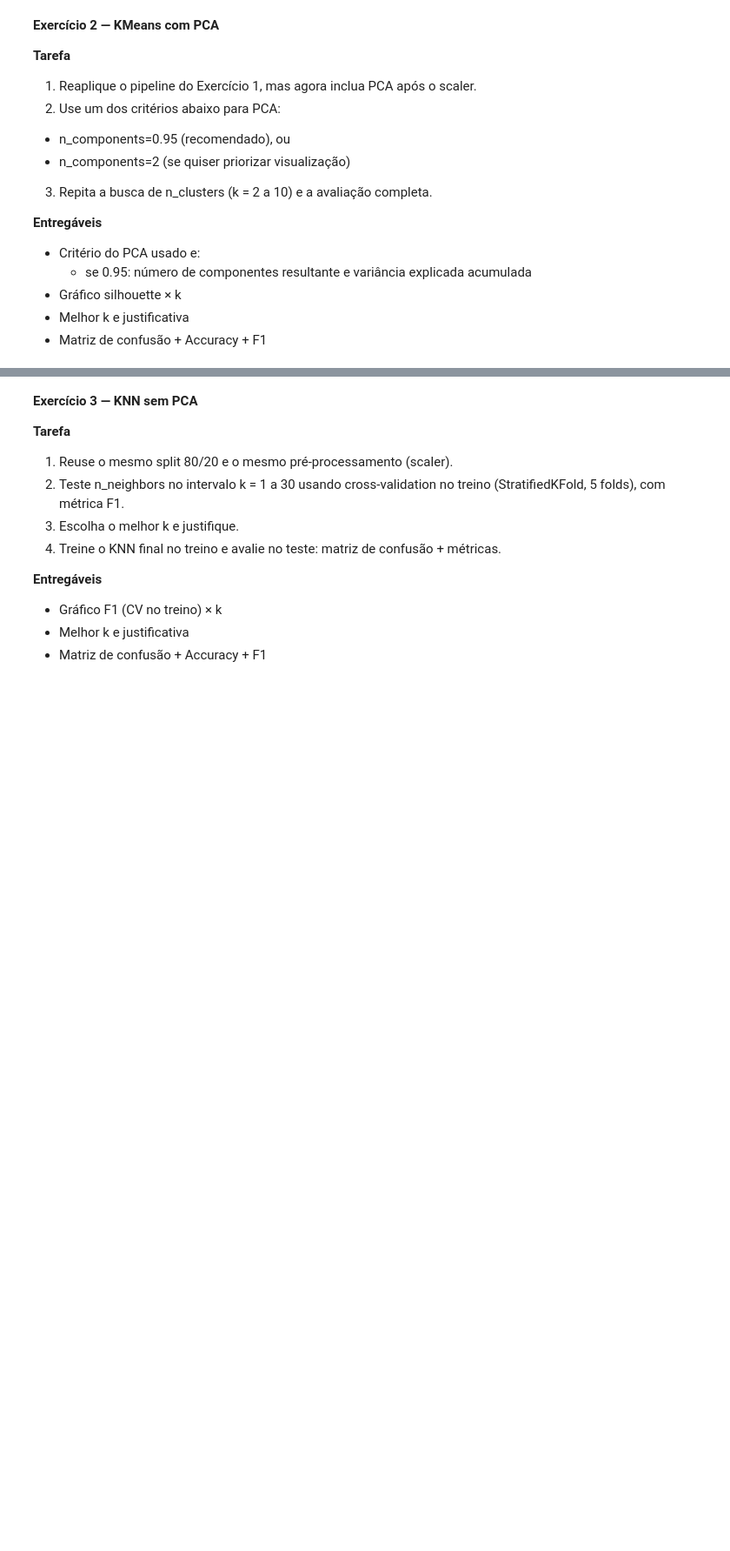
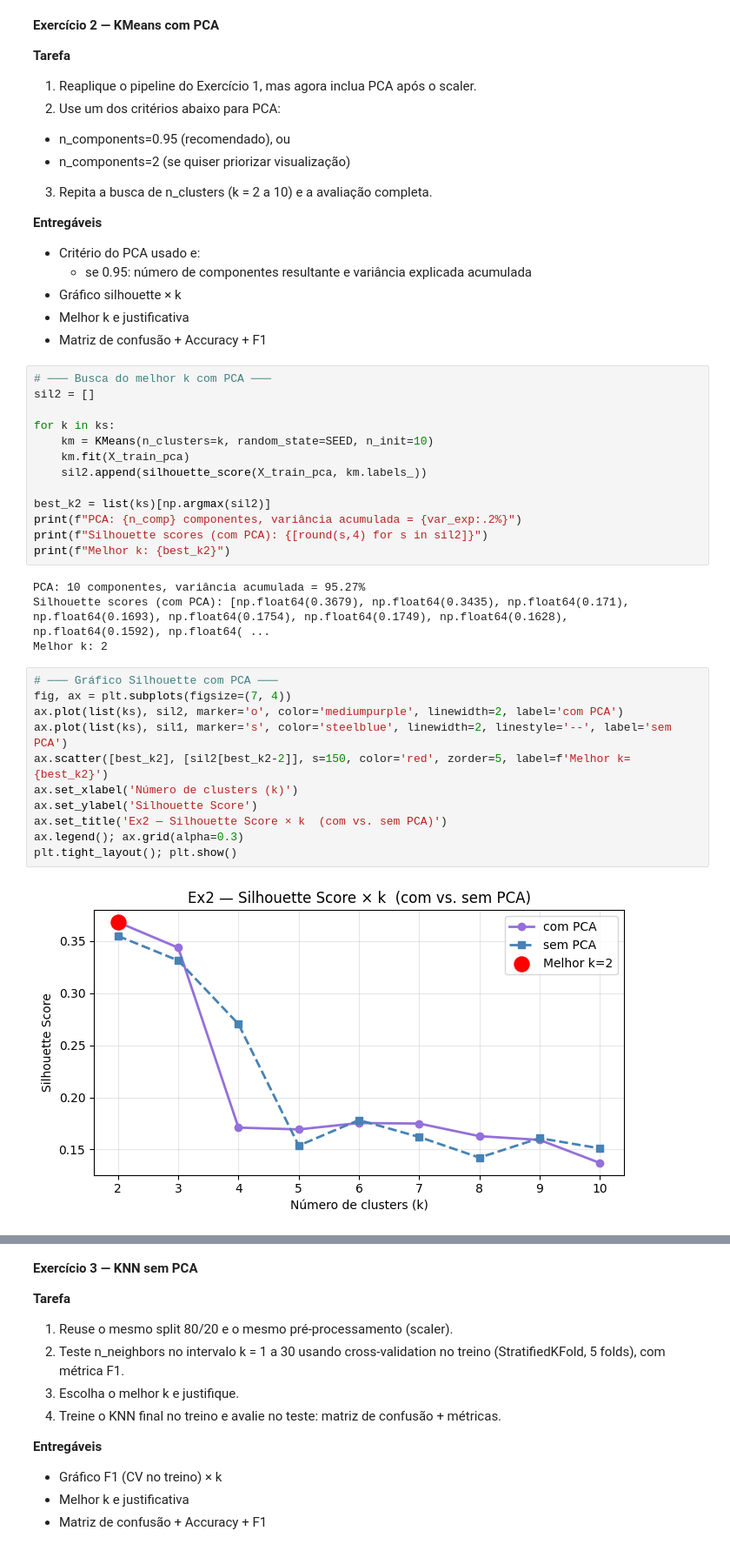
Before and after one commit to isabellamattar/FIAP-Data-Science, a Jupyter notebook: aula_09_kmeans_Exerc.ipynb, the cells around one changed output, grey strips where cells are left out. Shown at 87% size. Cells and saved outputs as stored; diff of their text form; blank space fills up the shorter version.

```diff
--- a/aula_09_kmeans_Exerc.ipynb
+++ b/aula_09_kmeans_Exerc.ipynb
@@ -81,3 +319,33 @@ Importante: o mapeamento cluster→classe deve ser definido apenas no treino. Fa
 - Gráfico silhouette × k
 - Melhor k e justificativa
 - Matriz de confusão + Accuracy + F1
+# %%
+# ─── Busca do melhor k com PCA ───
+sil2 = []
+
+for k in ks:
+    km = KMeans(n_clusters=k, random_state=SEED, n_init=10)
+    km.fit(X_train_pca)
+    sil2.append(silhouette_score(X_train_pca, km.labels_))
+
+best_k2 = list(ks)[np.argmax(sil2)]
+print(f"PCA: {n_comp} componentes, variância acumulada = {var_exp:.2%}")
+print(f"Silhouette scores (com PCA): {[round(s,4) for s in sil2]}")
+print(f"Melhor k: {best_k2}")
+# %% [output]
+PCA: 10 componentes, variância acumulada = 95.27%
+Silhouette scores (com PCA): [np.float64(0.3679), np.float64(0.3435), np.float64(0.171), np.float64(0.1693), np.float64(0.1754), np.float64(0.1749), np.float64(0.1628), np.float64(0.1592), np.float64( ...
+Melhor k: 2
+# %%
+# ─── Gráfico Silhouette com PCA ───
+fig, ax = plt.subplots(figsize=(7, 4))
+ax.plot(list(ks), sil2, marker='o', color='mediumpurple', linewidth=2, label='com PCA')
+ax.plot(list(ks), sil1, marker='s', color='steelblue', linewidth=2, linestyle='--', label='sem PCA')
+ax.scatter([best_k2], [sil2[best_k2-2]], s=150, color='red', zorder=5, label=f'Melhor k={best_k2}')
+ax.set_xlabel('Número de clusters (k)')
+ax.set_ylabel('Silhouette Score')
+ax.set_title('Ex2 — Silhouette Score × k  (com vs. sem PCA)')
+ax.legend(); ax.grid(alpha=0.3)
+plt.tight_layout(); plt.show()
+# %% [output]
+[figure, added]
```
Also changed, not shown: parts of 30 cells of this notebook.
